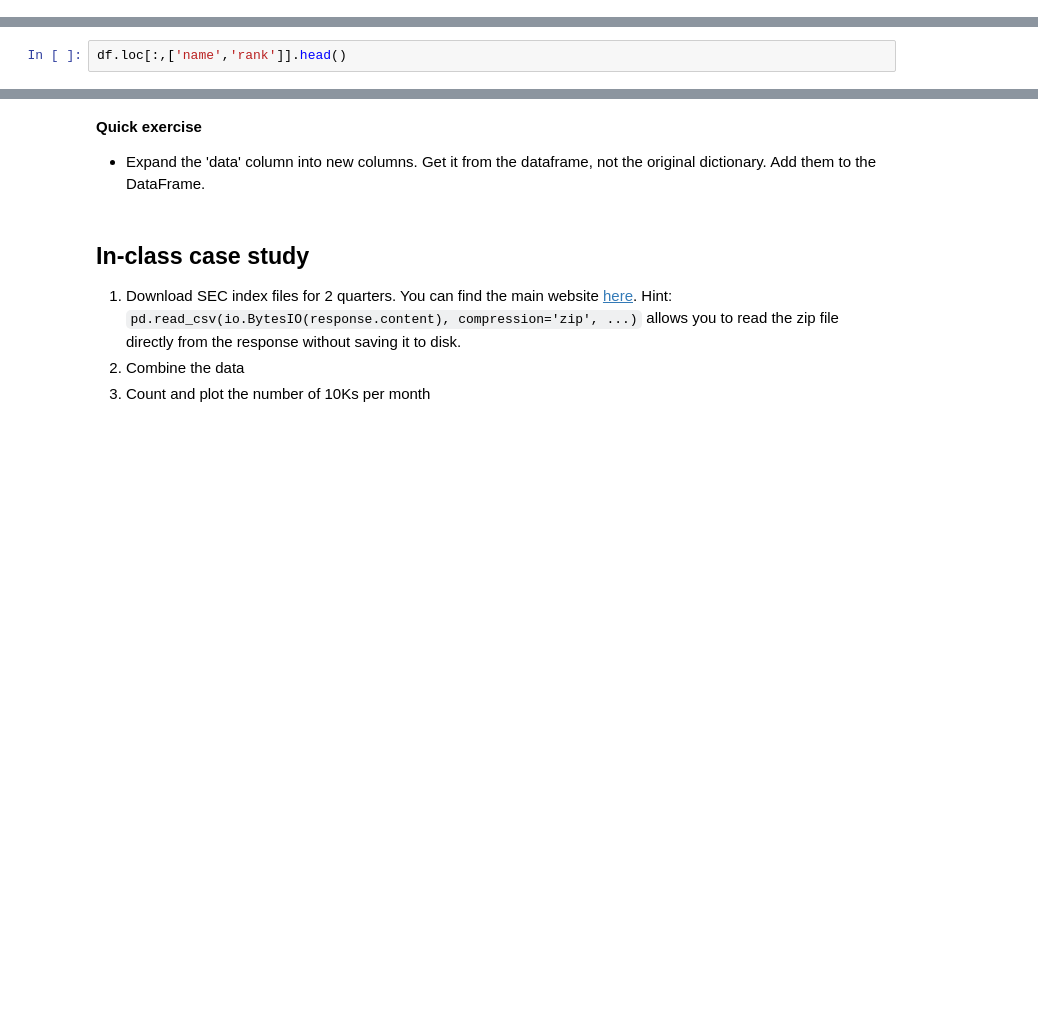
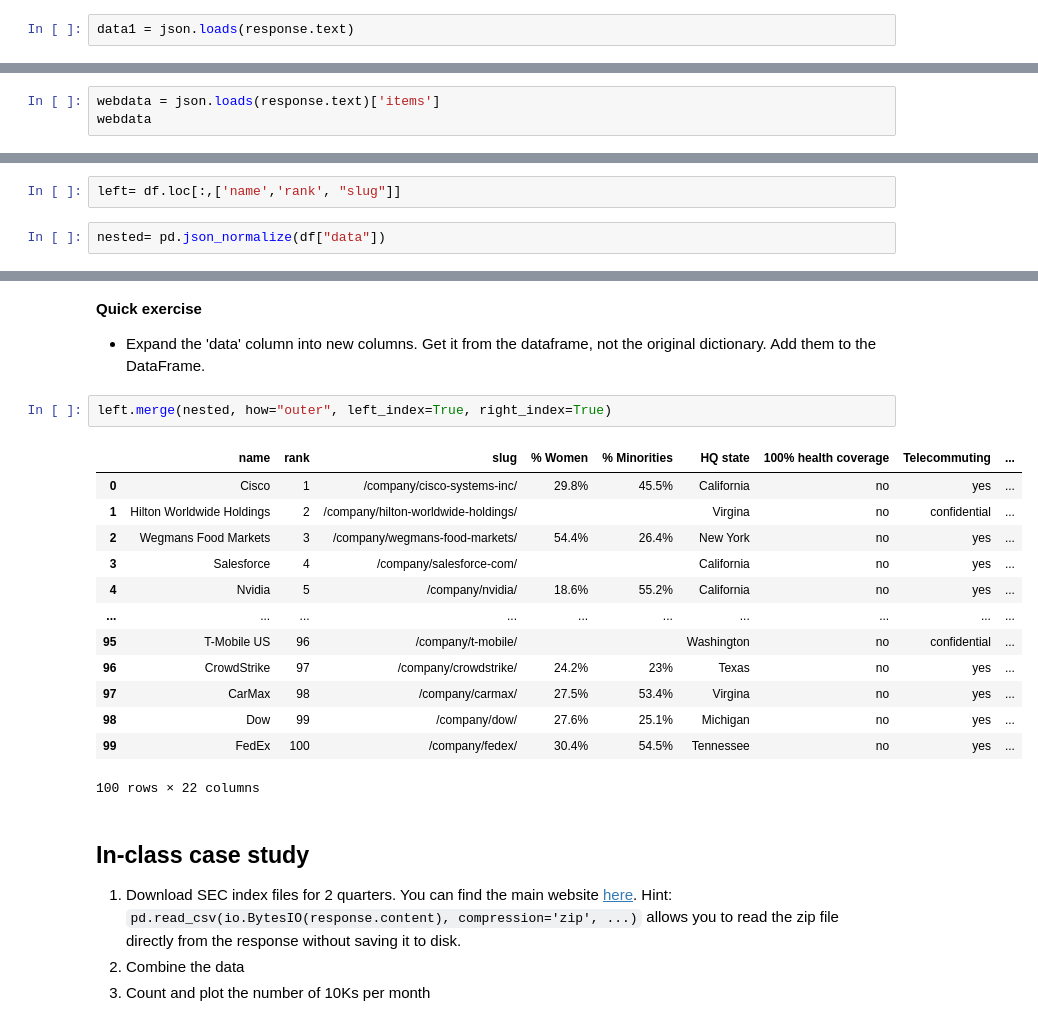
Before and after one commit to Segtanof/pyfin, a Jupyter notebook: 09_Scraping.ipynb, the cells around one changed output, grey strips where cells are left out. Cells and saved outputs as stored; diff of their text form; blank space fills up the shorter version.

```diff
--- a/09_Scraping.ipynb
+++ b/09_Scraping.ipynb
@@ -109,0 +145,2 @@ json.loads(response.text)
+# %%
+data1 = json.loads(response.text)
@@ -266,0 +465,3 @@ pd.read_html(response.content)[0].head(2)
+# %%
+webdata = json.loads(response.text)['items']
+webdata
@@ -305,11 +549,29 @@ df.head()
 # %%
-df.loc[:,['name','rank']].head()
+left= df.loc[:,['name','rank', "slug"]]
+# %%
+nested= pd.json_normalize(df["data"])
 # %% [markdown]
 Now that we have the data, we can export it or analyze it.
 # %% [markdown]
 **Quick exercise**
 
 - Expand the 'data' column into new columns. Get it from the dataframe, not the original dictionary. Add them to the DataFrame.
+# %%
+left.merge(nested, how="outer", left_index=True, right_index=True)
+# %% [output]
+|  | name | rank | slug | % Women | % Minorities | HQ state | 100% health coverage | Telecommuting | ... |
+| 0 | Cisco | 1 | /company/cisco-systems-inc/ | 29.8% | 45.5% | California | no | yes | ... |
+| 1 | Hilton Worldwide Holdings | 2 | /company/hilton-worldwide-holdings/ |  |  | Virgina | no | confidential | ... |
+| 2 | Wegmans Food Markets | 3 | /company/wegmans-food-markets/ | 54.4% | 26.4% | New York | no | yes | ... |
+| 3 | Salesforce | 4 | /company/salesforce-com/ |  |  | California | no | yes | ... |
+| 4 | Nvidia | 5 | /company/nvidia/ | 18.6% | 55.2% | California | no | yes | ... |
+| ... | ... | ... | ... | ... | ... | ... | ... | ... | ... |
+| 95 | T-Mobile US | 96 | /company/t-mobile/ |  |  | Washington | no | confidential | ... |
+| 96 | CrowdStrike | 97 | /company/crowdstrike/ | 24.2% | 23% | Texas | no | yes | ... |
+| 97 | CarMax | 98 | /company/carmax/ | 27.5% | 53.4% | Virgina | no | yes | ... |
+| 98 | Dow | 99 | /company/dow/ | 27.6% | 25.1% | Michigan | no | yes | ... |
+| 99 | FedEx | 100 | /company/fedex/ | 30.4% | 54.5% | Tennessee | no | yes | ... |
+100 rows × 22 columns
 # %% [markdown]
 ## In-class case study
 1. Download SEC index files for 2 quarters. You can find the main website [here](https://www.sec.gov/Archives/edgar/full-index/). Hint: `pd.read_csv(io.BytesIO(response.content), compression='zip', ...)` allows you to read the zip file directly from the response without saving it to disk.
```
Also changed, not shown: parts of 30 cells of this notebook, 2 other files.
